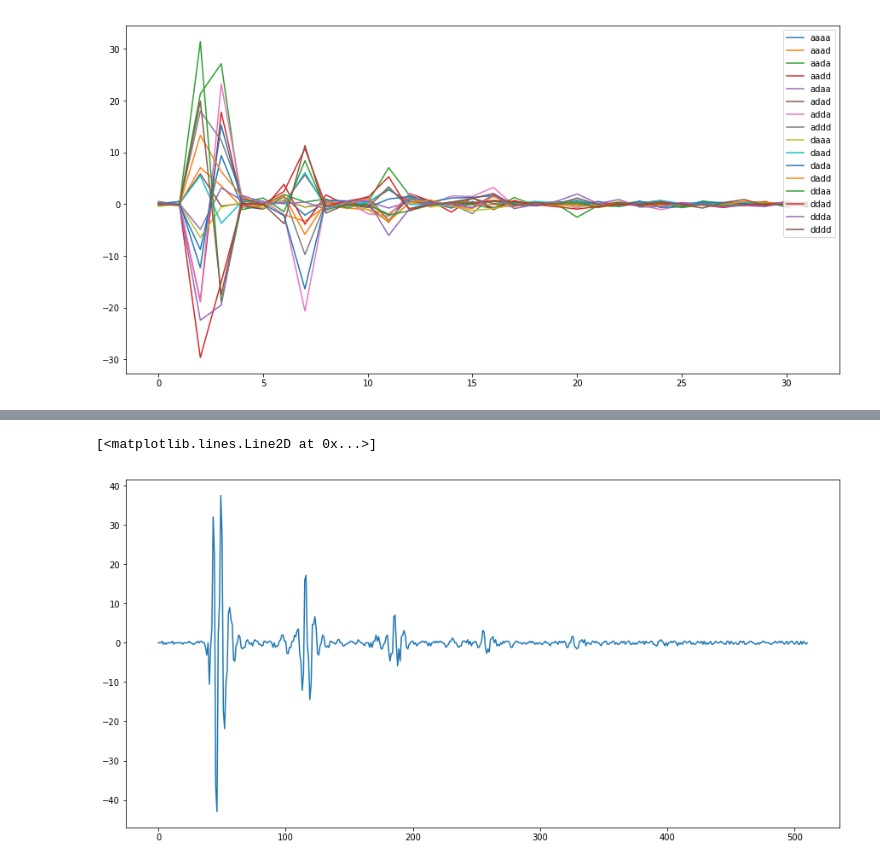
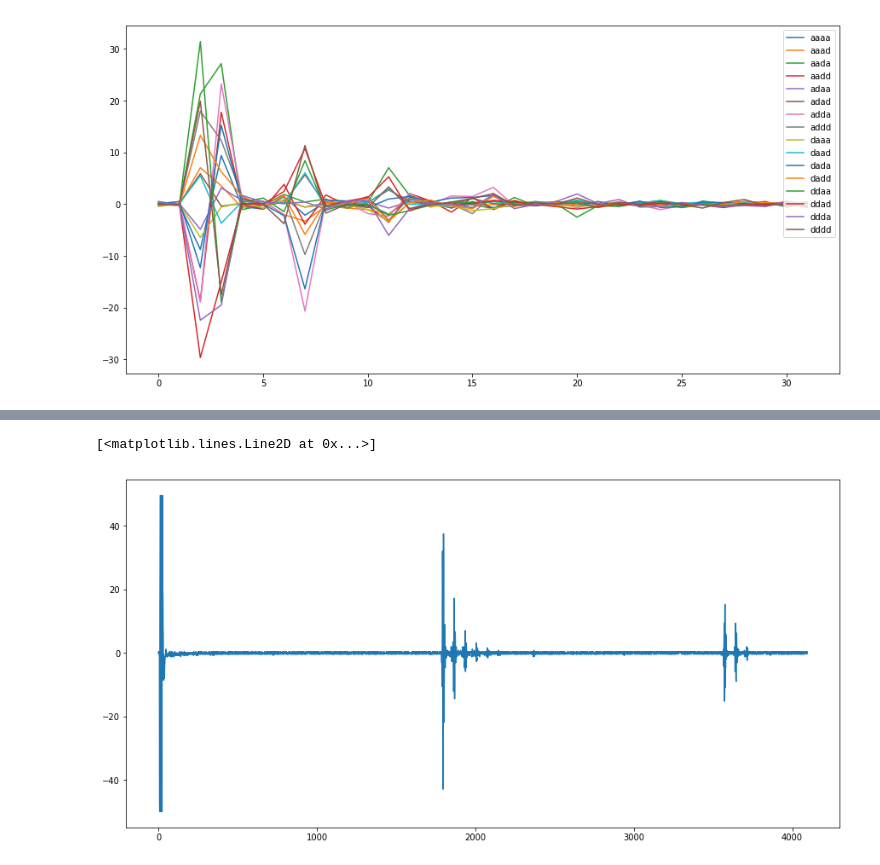
Before and after one commit to ZFlys/keras, a Jupyter notebook: Kingfa_WPT_128_32.ipynb, the cells around one changed output, grey strips where cells are left out. Saved outputs shown, nothing was run; the diff lists cells and outputs as text; code cells hidden in the pictures.

```diff
--- a/Kingfa_WPT_128_32.ipynb
+++ b/Kingfa_WPT_128_32.ipynb
@@ -44,6 +43,6 @@ wpt1D(X[0]).plot(figsize=(15, 7.5))
 # %%
 plt.figure(figsize=(15, 7.5))
-plt.plot(X[0, 1750:2261])
+plt.plot(X[0])
 # %% [output]
 [<matplotlib.lines.Line2D at 0x...>]
-[figure, old version]
+[figure, new version]
```
Also changed, not shown: parts of 5 cells of this notebook.
